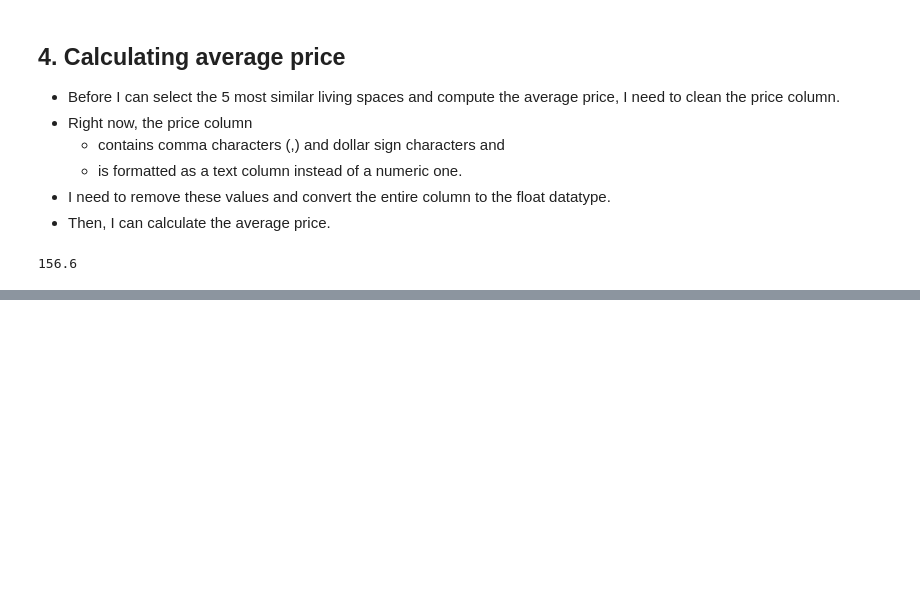
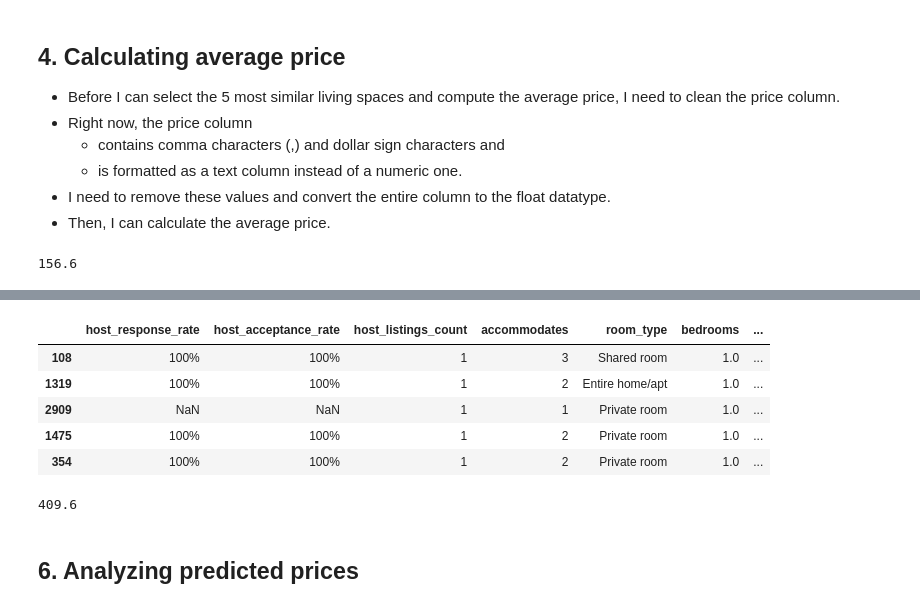
Before and after one commit to harera3/ML_Blueprints, a Jupyter notebook: AirBnB_project.ipynb, the cells around one changed output, grey strips where cells are left out. Saved outputs shown, nothing was run; the diff lists cells and outputs as text; code cells hidden in the pictures; blank space fills up the shorter version.

```diff
--- a/AirBnB_project.ipynb
+++ b/AirBnB_project.ipynb
@@ -215,0 +216,17 @@ TypeError: price_predictor() missing 1 required positional argument: 'listing'
+# %%
+dc1_sorted = random_sorter(dc1_clean)
+dc1_sorted.head()
+# %% [output]
+|  | host_response_rate | host_acceptance_rate | host_listings_count | accommodates | room_type | bedrooms | ... |
+| 108 | 100% | 100% | 1 | 3 | Shared room | 1.0 | ... |
+| 1319 | 100% | 100% | 1 | 2 | Entire home/apt | 1.0 | ... |
+| 2909 | NaN | NaN | 1 | 1 | Private room | 1.0 | ... |
+| 1475 | 100% | 100% | 1 | 2 | Private room | 1.0 | ... |
+| 354 | 100% | 100% | 1 | 2 | Private room | 1.0 | ... |
+# %%
+acc_n_price = price_predictor(dc1_sorted, 9)
+acc_n_price
+# %% [output]
+409.6
+# %% [markdown]
+## 6. Analyzing predicted prices
```
Also changed, not shown: parts of 8 cells of this notebook.
